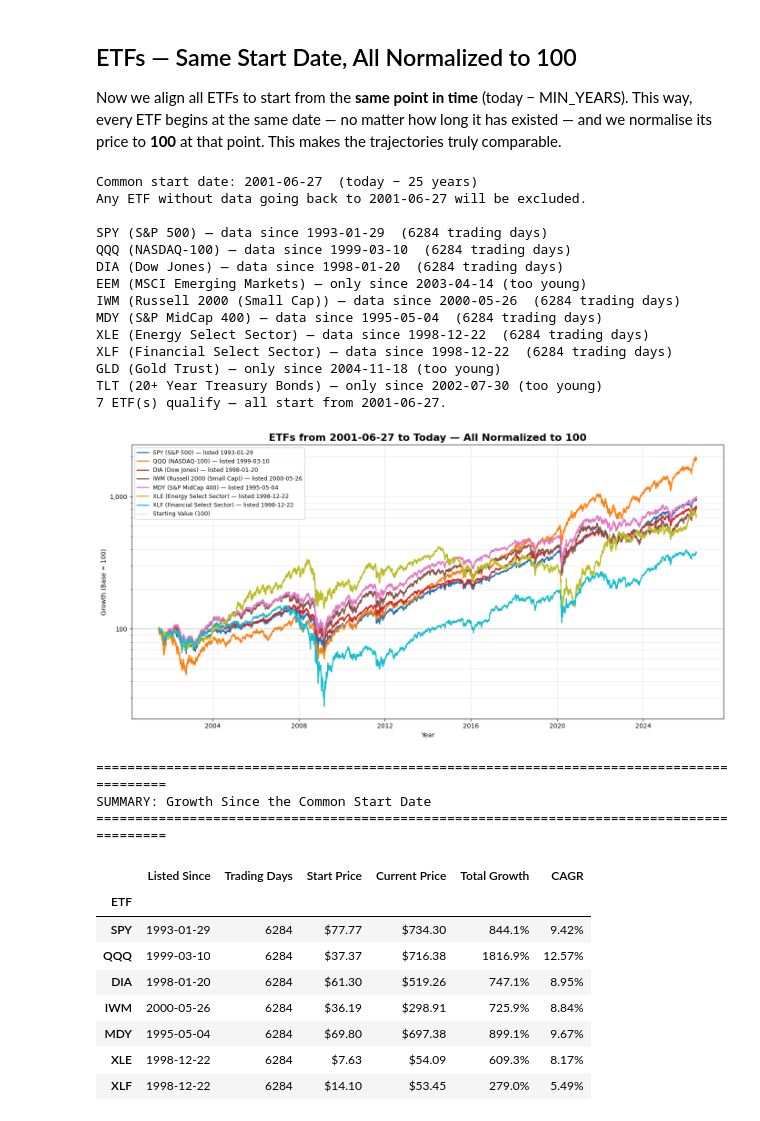
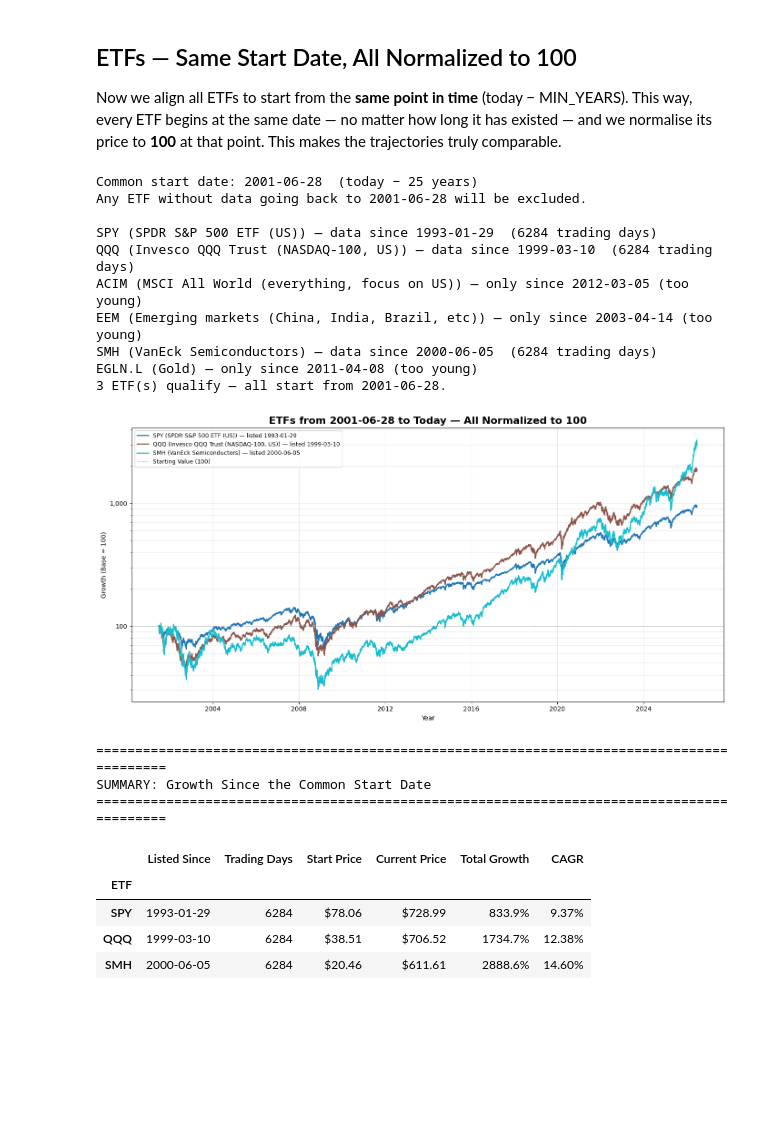
Before and after one commit to MrMillennium01/analysis-of-correlation-economy-stock-indices, a Jupyter notebook: Chapter6_ETF_comparison.ipynb, the cells around one changed output. Drawn from its saved outputs; the diff is of its cells as text; code cells hidden in the pictures; blank space fills up the shorter version.

```diff
--- a/Chapter6_ETF_comparison.ipynb
+++ b/Chapter6_ETF_comparison.ipynb
@@ -127,22 +16,25 @@ Data fetched as of: 2026-06-27 20:36
+# %%
+# Define the big ETFs everyone talks about
+# Ticker -> Name/Description
+popular_etfs = {
+    # US Market - S&P 500
+    "SPY": "SPDR S&P 500 ETF (US)",
+    # US Market - NASDAQ-100
+    "QQQ": "Invesco QQQ Trust (NASDAQ-100, US)",
+    # Biggest, most diversified
+    "ACIM": "MSCI All World (everything, focus on US)",
+    # Emerging markets
+    "EEM": "Emerging markets (China, India, Brazil, etc)",
+    # semiconductors
+    "SMH": "VanEck Semiconductors",
+    # "baseline": gold
+    "EGLN.L": "Gold"
+}
 # %% [markdown]
 ## ETFs — Same Start Date, All Normalized to 100
 
 Now we align all ETFs to start from the **same point in time** (today − MIN_YEARS). This way, every ETF begins at the same date — no matter how long it has existed — and we normalise its price to **100** at that point. This makes the trajectories truly comparable.
 # %%
-# ETFs to check — focus on the most well-known ones with potentially long history
-candidates = {
-    "SPY": "S&P 500",
-    "QQQ": "NASDAQ-100",
-    "DIA": "Dow Jones",
-    "EEM": "MSCI Emerging Markets",
-    "IWM": "Russell 2000 (Small Cap)",
-    "MDY": "S&P MidCap 400",
-    "XLE": "Energy Select Sector",
-    "XLF": "Financial Select Sector",
-    "GLD": "Gold Trust",
-    "TLT": "20+ Year Treasury Bonds",
-}
-
 MIN_YEARS = 25
 
 # Compute the common start date: today minus MIN_YEARS
@@ -153,21 +45,21 @@ print(f"Any ETF without data going back to {common_start.strftime('%Y-%m-%d')} w
 
 # Download all historical data (adjusted close)
 all_data = yf.download(
-    list(candidates.keys()),
+    list(popular_etfs.keys()),
     period="max",
     auto_adjust=True,
     progress=False,
 )
 
 # Extract 'Close' prices
-if len(candidates) > 1:
+if len(popular_etfs) > 1:
     closes = all_data["Close"]
 else:
     closes = all_data[["Close"]]
 
 # Filter: keep only ETFs that existed before the common start date
 valid = {}
-for ticker, name in candidates.items():
+for ticker, name in popular_etfs.items():
     series = closes[ticker].dropna()
     first_date = series.index[0]
 
@@ -203,56 +95,48 @@ else:
     ax.set_xlabel("Year")
     ax.set_ylabel("Growth (Base = 100)")
     ax.legend(loc="upper left", fontsize=9, framealpha=0.9)
     ax.grid(True, alpha=0.3, which="both")
     ax.set_yscale("log")
     ax.yaxis.set_major_formatter(plt.FuncFormatter(lambda x, _: f"{x:,.0f}"))
 
     plt.tight_layout()
     plt.show()
 
     # ---- Summary table ----
     print("\n" + "=" * 90)
     print("SUMMARY: Growth Since the Common Start Date")
     print("=" * 90)
     summary_rows = []
     for ticker, data in valid.items():
         s = data["series"]
         years = len(s) / 252
         summary_rows.append({
             "ETF": ticker,
             "Listed Since": data["start"],
             "Trading Days": len(s),
             "Start Price": f"${s.iloc[0]:.2f}",
             "Current Price": f"${s.iloc[-1]:.2f}",
             "Total Growth": f"{(s.iloc[-1] / s.iloc[0] - 1) * 100:.1f}%",
             "CAGR": f"{((s.iloc[-1] / s.iloc[0]) ** (252 / len(s)) - 1) * 100:.2f}%",
         })
     display(pd.DataFrame(summary_rows).set_index("ETF"))
 # %% [output]
-Common start date: 2001-06-27  (today − 25 years)
-Any ETF without data going back to 2001-06-27 will be excluded.
+Common start date: 2001-06-28  (today − 25 years)
+Any ETF without data going back to 2001-06-28 will be excluded.
 
-SPY (S&P 500) — data since 1993-01-29  (6284 trading days)
-QQQ (NASDAQ-100) — data since 1999-03-10  (6284 trading days)
-DIA (Dow Jones) — data since 1998-01-20  (6284 trading days)
-EEM (MSCI Emerging Markets) — only since 2003-04-14 (too young)
-IWM (Russell 2000 (Small Cap)) — data since 2000-05-26  (6284 trading days)
-MDY (S&P MidCap 400) — data since 1995-05-04  (6284 trading days)
-XLE (Energy Select Sector) — data since 1998-12-22  (6284 trading days)
-XLF (Financial Select Sector) — data since 1998-12-22  (6284 trading days)
-GLD (Gold Trust) — only since 2004-11-18 (too young)
-TLT (20+ Year Treasury Bonds) — only since 2002-07-30 (too young)
-7 ETF(s) qualify — all start from 2001-06-27.
+SPY (SPDR S&P 500 ETF (US)) — data since 1993-01-29  (6284 trading days)
+QQQ (Invesco QQQ Trust (NASDAQ-100, US)) — data since 1999-03-10  (6284 trading days)
+ACIM (MSCI All World (everything, focus on US)) — only since 2012-03-05 (too young)
+EEM (Emerging markets (China, India, Brazil, etc)) — only since 2003-04-14 (too young)
+SMH (VanEck Semiconductors) — data since 2000-06-05  (6284 trading days)
+EGLN.L (Gold) — only since 2011-04-08 (too young)
+3 ETF(s) qualify — all start from 2001-06-28.
-[figure, old version]
+[figure, new version]
 ==========================================================================================
 SUMMARY: Growth Since the Common Start Date
 ==========================================================================================
 |  | Listed Since | Trading Days | Start Price | Current Price | Total Growth | CAGR |
 | ETF |  |  |  |  |  |  |
-| SPY | 1993-01-29 | 6284 | $77.77 | $734.30 | 844.1% | 9.42% |
-| QQQ | 1999-03-10 | 6284 | $37.37 | $716.38 | 1816.9% | 12.57% |
-| DIA | 1998-01-20 | 6284 | $61.30 | $519.26 | 747.1% | 8.95% |
-| IWM | 2000-05-26 | 6284 | $36.19 | $298.91 | 725.9% | 8.84% |
-| MDY | 1995-05-04 | 6284 | $69.80 | $697.38 | 899.1% | 9.67% |
-| XLE | 1998-12-22 | 6284 | $7.63 | $54.09 | 609.3% | 8.17% |
-| XLF | 1998-12-22 | 6284 | $14.10 | $53.45 | 279.0% | 5.49% |
+| SPY | 1993-01-29 | 6284 | $78.06 | $728.99 | 833.9% | 9.37% |
+| QQQ | 1999-03-10 | 6284 | $38.51 | $706.52 | 1734.7% | 12.38% |
+| SMH | 2000-06-05 | 6284 | $20.46 | $611.61 | 2888.6% | 14.60% |
```
Also changed, not shown: parts of 1 cell of this notebook.
